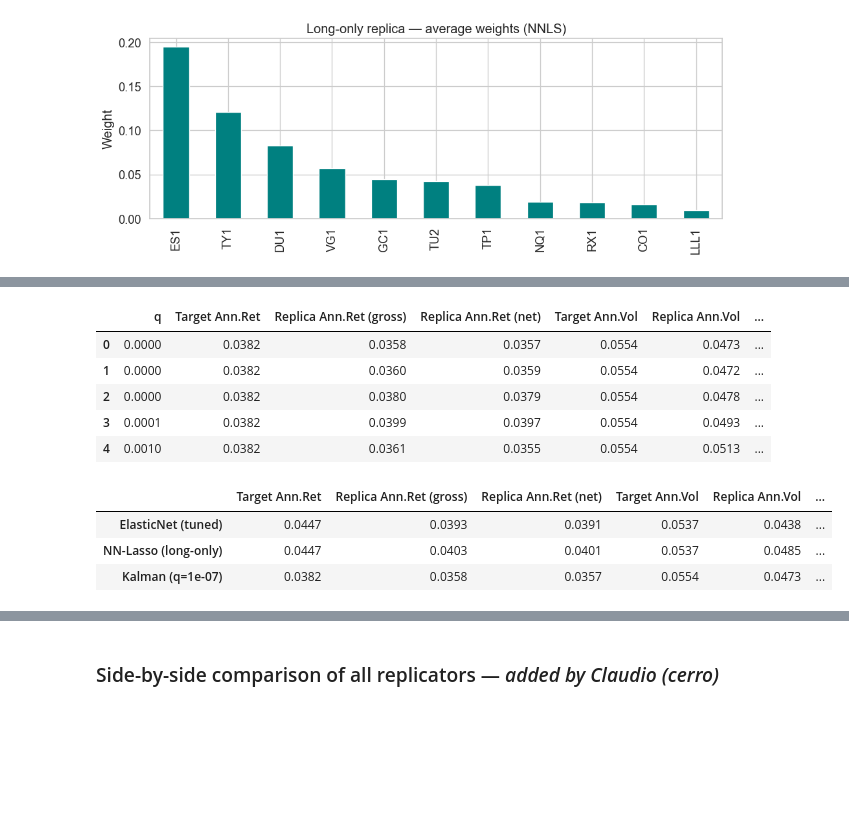
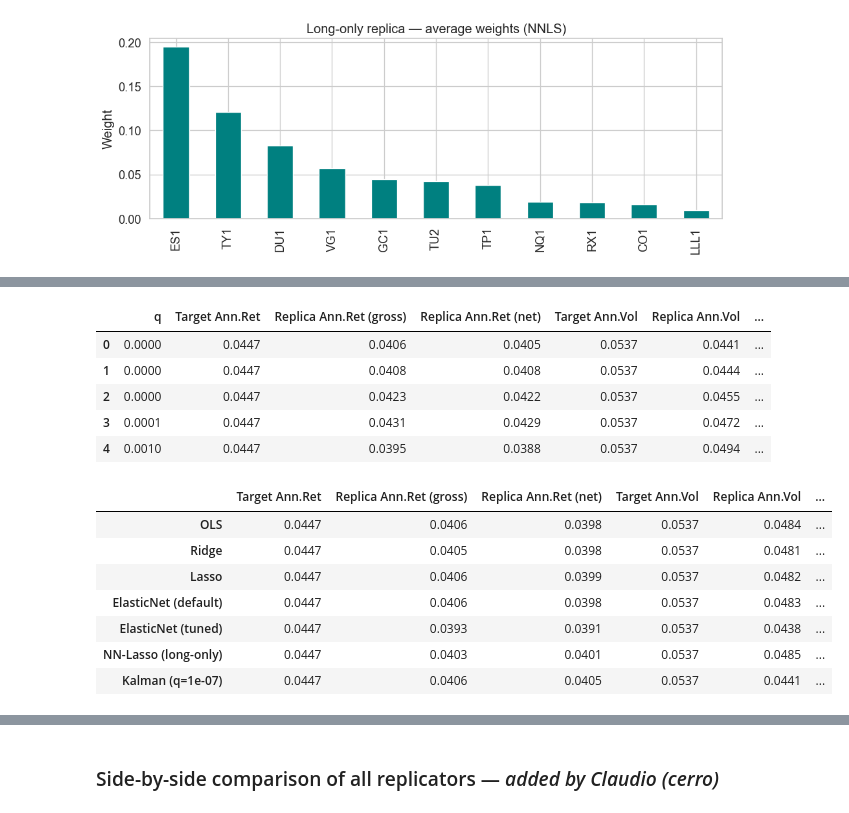
Before and after one commit to SimoneCerrone/FINTECH, a Jupyter notebook: assignment_3/Portfolio_ReplicaPoliMI_v3.ipynb, the cells around one changed output, grey strips where cells are left out. Saved outputs shown, nothing was run; the diff lists cells and outputs as text; code cells hidden in the pictures; blank space fills up the shorter version.

```diff
--- a/assignment_3/Portfolio_ReplicaPoliMI_v3.ipynb
+++ b/assignment_3/Portfolio_ReplicaPoliMI_v3.ipynb
@@ -956,0 +930,14 @@ plt.ylabel('Weight'); plt.tight_layout(); plt.show()
+# %%
+# Re-fit the four baselines on the 4-year window. From here on, every model in the
+# notebook (baselines, tuned EN, NNLS, Kalman, production extensions) shares the same
+# training length and therefore the same OOS evaluation period.
+baseline_results = {
+    name: backtest(factory, futures_ret, target,
+                   rolling_window=best_window, rebalance_every=1)
+    for name, factory in baselines.items()
+}
+
+oos_start = baseline_results['OLS']['target'].index.min().date()
+print(f"Baselines re-fitted with rolling_window={best_window} weeks "
+      f"(OOS now starts {oos_start}).")
+display(pd.DataFrame({k: report(v) for k, v in baseline_results.items()}).T.round(4))
@@ -985,15 +974,15 @@ $P_0 = 0.01 \cdot I$ to express moderate initial uncertainty.
 def kalman_replication(X, y, init_window=156, q=1e-5, r=None,
                        var_max=VAR_MAX, var_lookback=VAR_LOOKBACK,
                        var_fn=var_cornish_fisher, tc_bps=TC_BPS):
-    '''Random-walk Kalman filter on regression coefficients.'''
+    """Random-walk Kalman filter on regression coefficients."""
     Xv, yv = X.values, y.values
-    n, k   = Xv.shape
+    n, k = Xv.shape
 
     # Initialise with Ridge on the first init_window observations
     init = Ridge(alpha=1.0).fit(Xv[:init_window], yv[:init_window])
     beta = init.coef_.copy()
-    P    = np.eye(k) * 0.01
-    Q    = np.eye(k) * q
+    P = np.eye(k) * 0.01
+    Q = np.eye(k) * q
     if r is None:
         r = float(np.var(yv[:init_window] - init.predict(Xv[:init_window])))
 
@@ -1002,15 +991,15 @@ def kalman_replication(X, y, init_window=156, q=1e-5, r=None,
 
     for t in range(init_window, n):
         # Risk scaling (using previous step's beta)
-        hist_X   = Xv[max(0, t - var_lookback):t]
+        hist_X = Xv[max(0, t - var_lookback):t]
         hist_ret = hist_X @ beta
-        v        = var_fn(hist_ret, conf=VAR_CONF, horizon=VAR_HORIZON)
-        scale    = min(1.0, var_max / v) if v > 0 else 1.0
+        v = var_fn(hist_ret, conf=VAR_CONF, horizon=VAR_HORIZON)
+        scale = min(1.0, var_max / v) if v > 0 else 1.0
         beta_eff = beta * scale
 
         # Out-of-sample step for week t
         next_ret = Xv[t] @ beta_eff
-        turn     = np.sum(np.abs(beta_eff - last_w))
+        turn = np.sum(np.abs(beta_eff - last_w))
         weights.append(beta_eff.copy())
         gross.append(next_ret)
         net.append(next_ret - tc_bps * turn)
@@ -1024,46 +1013,56 @@ def kalman_replication(X, y, init_window=156, q=1e-5, r=None,
         # --- Update with y_t = x^T beta + noise ---
         x = Xv[t]
         S = float(x @ P @ x + r)
         K = (P @ x) / S
         innov = yv[t] - x @ beta
-        beta  = beta + K * innov
-        P     = P - np.outer(K, x) @ P
+        beta = beta + K * innov
+        P = P - np.outer(K, x) @ P
 
     idx = pd.DatetimeIndex(dates_oos)
     return {
         'weights':        pd.DataFrame(weights, index=idx, columns=X.columns),
         'gross_returns':  pd.Series(gross, index=idx, name='Gross'),
         'net_returns':    pd.Series(net,   index=idx, name='Net'),
         'target':         y.loc[idx],
         'gross_exposure': pd.Series(exposures, index=idx),
         'var':            pd.Series(var_h, index=idx),
         'scaling':        pd.Series(scale_h, index=idx),
     }
 
-# Light grid for q (process noise)
+
+# Light grid for q (process noise) — Kalman warm-up matched to best_window so OOS aligns
 kalman_search = []
 for q in [1e-7, 1e-6, 1e-5, 1e-4, 1e-3]:
-    res_q = kalman_replication(futures_ret, target, q=q)
+    res_q = kalman_replication(futures_ret, target, q=q, init_window=best_window)
     kalman_search.append({'q': q, **report(res_q).to_dict()})
 kalman_search_df = pd.DataFrame(kalman_search).sort_values('TE (net)')
 display(kalman_search_df.round(4))
 
 best_q = kalman_search_df.iloc[0]['q']
-kalman_best = kalman_replication(futures_ret, target, q=best_q)
+kalman_best = kalman_replication(futures_ret, target, q=best_q, init_window=best_window)
 
+# Now that everyone shares the 4-year window, the comparison is direct (no slicing)
 display(pd.DataFrame({
-    'ElasticNet (tuned)':   report(elnet_monthly),
-    'NN-Lasso (long-only)': report(nnls_result),
-    f'Kalman (q={best_q:.0e})': report(kalman_best),
+    'OLS':                       report(baseline_results['OLS']),
+    'Ridge':                     report(baseline_results['Ridge']),
+    'Lasso':                     report(baseline_results['Lasso']),
+    'ElasticNet (default)':      report(baseline_results['ElasticNet']),
+    'ElasticNet (tuned)':        report(elnet_monthly),
+    'NN-Lasso (long-only)':      report(nnls_result),
+    f'Kalman (q={best_q:.0e})':  report(kalman_best),
 }).T.round(4))
 # %% [output]
 |  | q | Target Ann.Ret | Replica Ann.Ret (gross) | Replica Ann.Ret (net) | Target Ann.Vol | Replica Ann.Vol | ... |
-| 0 | 0.0000 | 0.0382 | 0.0358 | 0.0357 | 0.0554 | 0.0473 | ... |
-| 1 | 0.0000 | 0.0382 | 0.0360 | 0.0359 | 0.0554 | 0.0472 | ... |
-| 2 | 0.0000 | 0.0382 | 0.0380 | 0.0379 | 0.0554 | 0.0478 | ... |
-| 3 | 0.0001 | 0.0382 | 0.0399 | 0.0397 | 0.0554 | 0.0493 | ... |
-| 4 | 0.0010 | 0.0382 | 0.0361 | 0.0355 | 0.0554 | 0.0513 | ... |
+| 0 | 0.0000 | 0.0447 | 0.0406 | 0.0405 | 0.0537 | 0.0441 | ... |
+| 1 | 0.0000 | 0.0447 | 0.0408 | 0.0408 | 0.0537 | 0.0444 | ... |
+| 2 | 0.0000 | 0.0447 | 0.0423 | 0.0422 | 0.0537 | 0.0455 | ... |
+| 3 | 0.0001 | 0.0447 | 0.0431 | 0.0429 | 0.0537 | 0.0472 | ... |
+| 4 | 0.0010 | 0.0447 | 0.0395 | 0.0388 | 0.0537 | 0.0494 | ... |
 |  | Target Ann.Ret | Replica Ann.Ret (gross) | Replica Ann.Ret (net) | Target Ann.Vol | Replica Ann.Vol | ... |
+| OLS | 0.0447 | 0.0406 | 0.0398 | 0.0537 | 0.0484 | ... |
+| Ridge | 0.0447 | 0.0405 | 0.0398 | 0.0537 | 0.0481 | ... |
+| Lasso | 0.0447 | 0.0406 | 0.0399 | 0.0537 | 0.0482 | ... |
+| ElasticNet (default) | 0.0447 | 0.0406 | 0.0398 | 0.0537 | 0.0483 | ... |
 | ElasticNet (tuned) | 0.0447 | 0.0393 | 0.0391 | 0.0537 | 0.0438 | ... |
 | NN-Lasso (long-only) | 0.0447 | 0.0403 | 0.0401 | 0.0537 | 0.0485 | ... |
-| Kalman (q=1e-07) | 0.0382 | 0.0358 | 0.0357 | 0.0554 | 0.0473 | ... |
+| Kalman (q=1e-07) | 0.0447 | 0.0406 | 0.0405 | 0.0537 | 0.0441 | ... |
```
Also changed, not shown: parts of 19 cells of this notebook.
